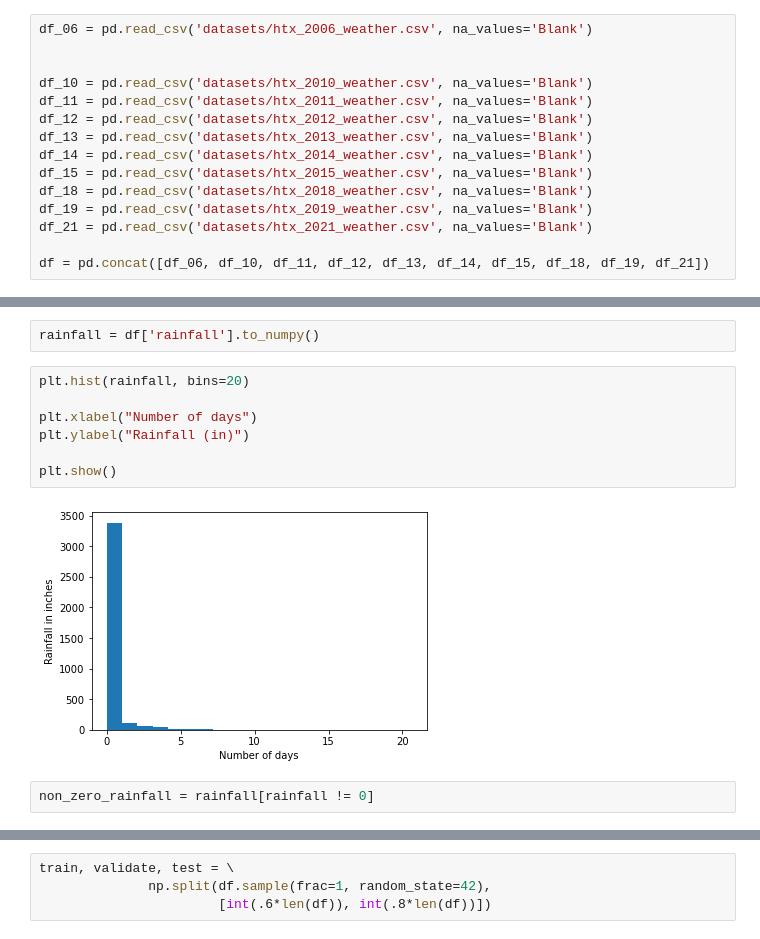
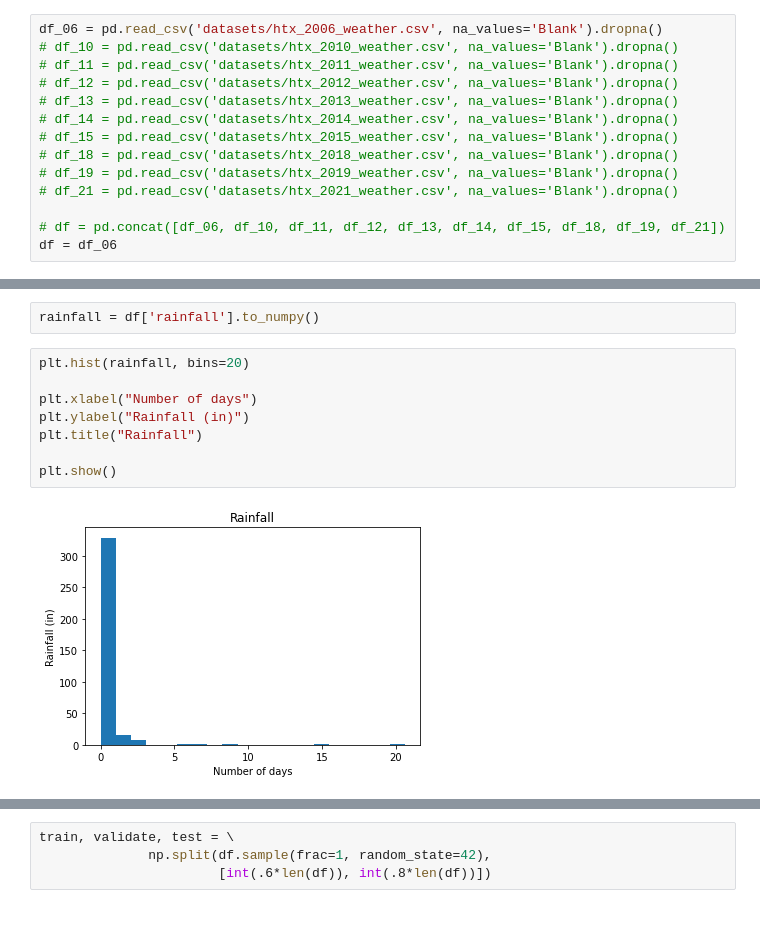
Before and after one commit to ancheypeng/cs4701, a Jupyter notebook: rainfall_prediction.ipynb, the cells around one changed output, grey strips where cells are left out. Saved outputs shown, nothing was run; the diff lists cells and outputs as text.

```diff
--- a/rainfall_prediction.ipynb
+++ b/rainfall_prediction.ipynb
@@ -8,18 +8,17 @@ from sklearn import linear_model
 # %%
-df_06 = pd.read_csv('datasets/htx_2006_weather.csv', na_values='Blank')
+df_06 = pd.read_csv('datasets/htx_2006_weather.csv', na_values='Blank').dropna()
+# df_10 = pd.read_csv('datasets/htx_2010_weather.csv', na_values='Blank').dropna()
+# df_11 = pd.read_csv('datasets/htx_2011_weather.csv', na_values='Blank').dropna()
+# df_12 = pd.read_csv('datasets/htx_2012_weather.csv', na_values='Blank').dropna()
+# df_13 = pd.read_csv('datasets/htx_2013_weather.csv', na_values='Blank').dropna()
+# df_14 = pd.read_csv('datasets/htx_2014_weather.csv', na_values='Blank').dropna()
+# df_15 = pd.read_csv('datasets/htx_2015_weather.csv', na_values='Blank').dropna()
+# df_18 = pd.read_csv('datasets/htx_2018_weather.csv', na_values='Blank').dropna()
+# df_19 = pd.read_csv('datasets/htx_2019_weather.csv', na_values='Blank').dropna()
+# df_21 = pd.read_csv('datasets/htx_2021_weather.csv', na_values='Blank').dropna()
 
-
-df_10 = pd.read_csv('datasets/htx_2010_weather.csv', na_values='Blank')
-df_11 = pd.read_csv('datasets/htx_2011_weather.csv', na_values='Blank')
-df_12 = pd.read_csv('datasets/htx_2012_weather.csv', na_values='Blank')
-df_13 = pd.read_csv('datasets/htx_2013_weather.csv', na_values='Blank')
-df_14 = pd.read_csv('datasets/htx_2014_weather.csv', na_values='Blank')
-df_15 = pd.read_csv('datasets/htx_2015_weather.csv', na_values='Blank')
-df_18 = pd.read_csv('datasets/htx_2018_weather.csv', na_values='Blank')
-df_19 = pd.read_csv('datasets/htx_2019_weather.csv', na_values='Blank')
-df_21 = pd.read_csv('datasets/htx_2021_weather.csv', na_values='Blank')
-
-df = pd.concat([df_06, df_10, df_11, df_12, df_13, df_14, df_15, df_18, df_19, df_21])
+# df = pd.concat([df_06, df_10, df_11, df_12, df_13, df_14, df_15, df_18, df_19, df_21])
+df = df_06
 # %%
 df
 # %% [output]
@@ -41,11 +40,10 @@ rainfall = df['rainfall'].to_numpy()
 # %%
 plt.hist(rainfall, bins=20)
 
 plt.xlabel("Number of days")
 plt.ylabel("Rainfall (in)")
+plt.title("Rainfall")
 
 plt.show()
 # %% [output]
-[figure, old version]
+[figure, new version]
-# %%
-non_zero_rainfall = rainfall[rainfall != 0]
```
Also changed, not shown: parts of 13 cells of this notebook.
